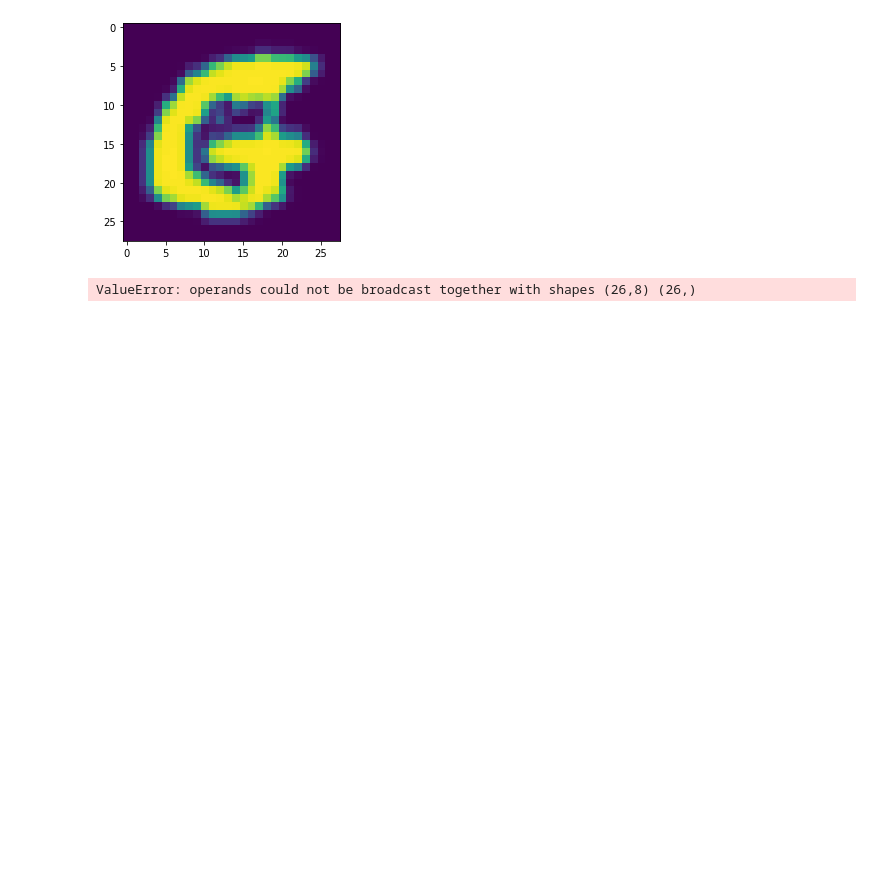
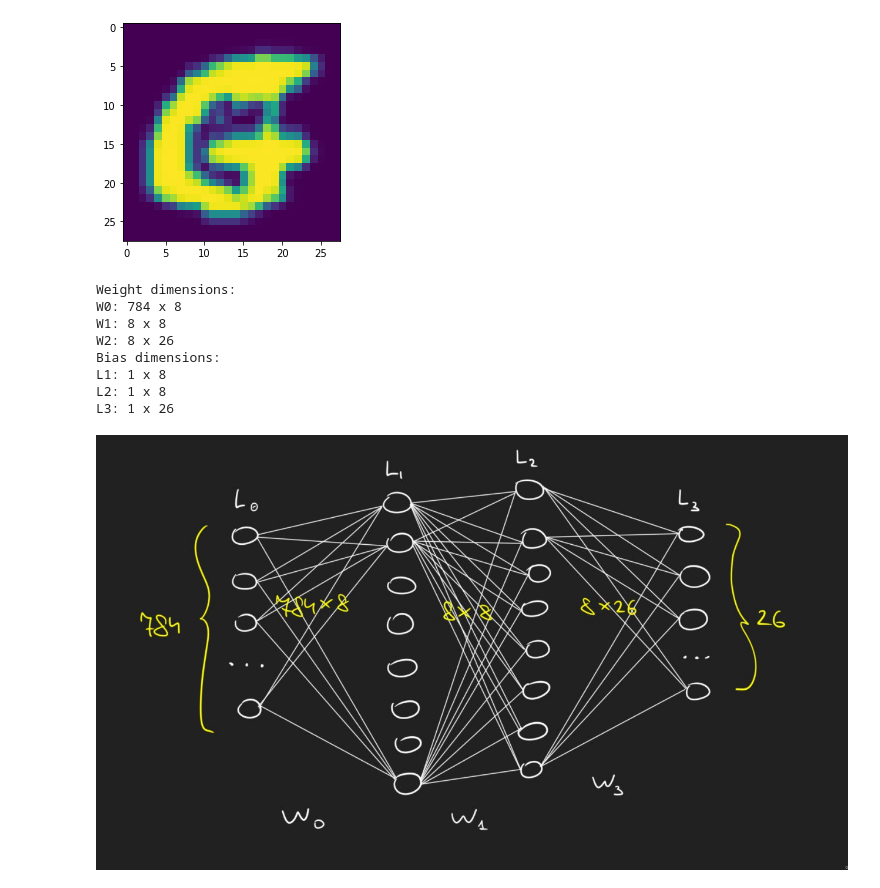
Before and after one commit to ionovanton/perceptron_test, a Jupyter notebook: p.ipynb, the cells around one changed output. Saved outputs shown, nothing was run; the diff lists cells and outputs as text; code cells hidden in the pictures; blank space fills up the shorter version.

Commit message:
sgd shape bug fix

```diff
--- a/p.ipynb
+++ b/p.ipynb
@@ -62,7 +62,9 @@ class Network:
         n_train = len(data_train_list)
         n_test = len(data_test_list)
         for e in range(epochs):
-            """В одной epoch можно использовать только 80% всех данных."""
+            """
+            В одной epoch можно использовать только 80% всех данных.
+            """
             np.random.shuffle(data_train_list)
             r = range(0, int(n_train * 0.8), n_batch)
             batch_list = [ data_train_list[k:k+n_batch] for k in r ]
@@ -82,7 +84,7 @@ class Network:
             delta_grad_b, delta_grad_w = self.forward_backward_propagation(x, y)
             grad_b = [b+dgb for b, dgb in zip(grad_b, delta_grad_b)]
             grad_w = [w+dgw for w, dgw in zip(grad_w, delta_grad_w)]
-        self.weights = [(1 - lr * (reg / n)) * w - (eta / n_batch) * gw for w, gw in zip(self.weights, grad_w)]
+        self.weights = [(1 - lr * (reg / n_train)) * w - (lr / n_batch) * gw for w, gw in zip(self.weights, grad_w)]
         self.biases = [b - (lr / n_batch) * gb for b, gb in zip(self.biases, grad_b)]
 
     def forward_backward_propagation(self, x, y):
@@ -104,7 +106,7 @@ class Network:
         """
         delta = self.cost_function.delta(z_array[-1], activations[-1], y)
         grad_b[-1] = delta
-        grad_w[-1] = np.dot(delta, activation[-1].T)
+        grad_w[-1] = np.dot(delta, activations[-2].T)
 
         for l in range(2, self.layer_count):
             sp = sigmoid_prime(z_array[-l])
@@ -115,15 +117,24 @@ class Network:
 
 net = Network()
 net.SGD()
-# print(len(batch_list), len(batch_list[0]), batch_list[0][0][1], n_train, r)
-# %% [output]
-ValueError: operands could not be broadcast together with shapes (26,8) (26,)
 # %%
 print("Weight dimensions:")
 for i, w in enumerate(net.weights):
     print( f"W{i}: {len(w[0])} x {len(w)}" )
-"""Смещение (bias) отсутствует в сенсорном слое."""
+"""
+Смещение (bias) отсутствует в сенсорном слое.
+"""
 print("Bias dimensions:")
 for i, b in enumerate(net.biases):
     print( f"L{i + 1}: {len(b[0])} x {len(b)}" )
 Image(filename='./media/img0.jpg')
+# %% [output]
+Weight dimensions:
+W0: 784 x 8
+W1: 8 x 8
+W2: 8 x 26
+Bias dimensions:
+L1: 1 x 8
+L2: 1 x 8
+L3: 1 x 26
+[figure, added]
```
